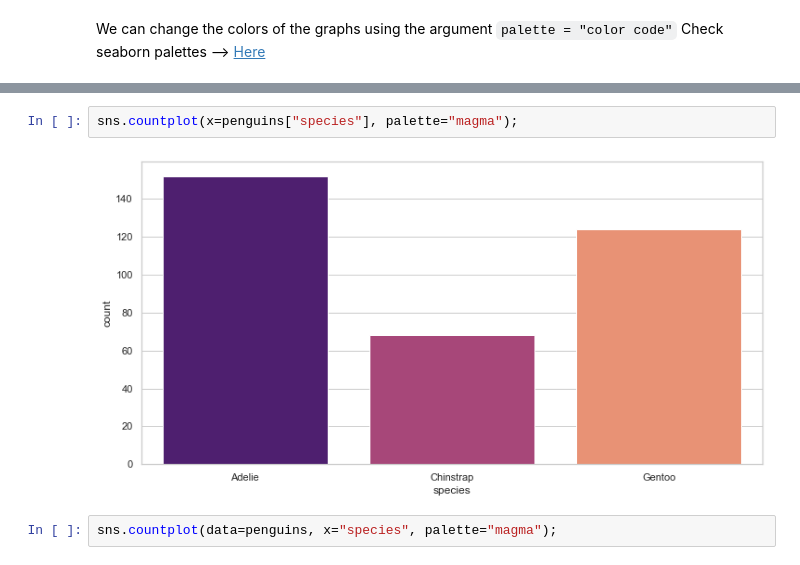
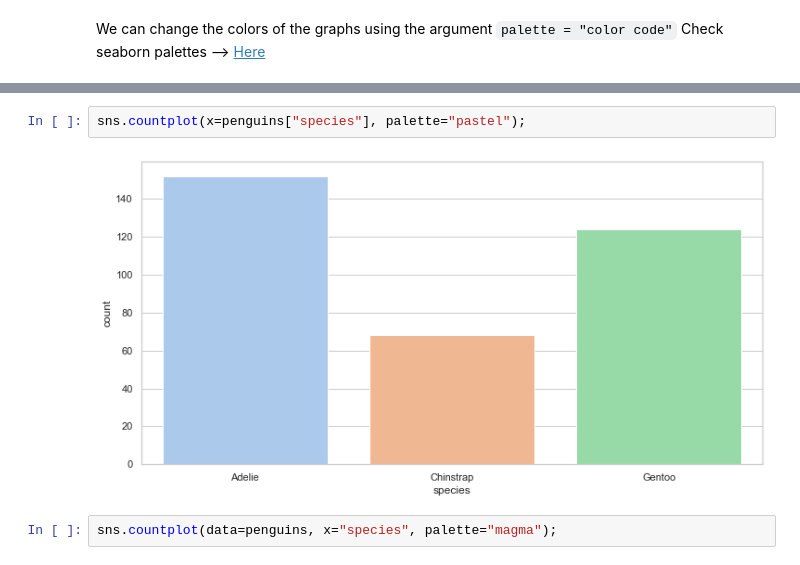
Before and after one commit to Ironhack-data-bcn-january-2024/lectures, a Jupyter notebook: week-2/4 - Visualization I - Revised.ipynb, the cells around one changed output, grey strips where cells are left out. Saved outputs shown, nothing was run; the diff lists cells and outputs as text.

```diff
--- a/week-2/4 - Visualization I - Revised.ipynb
+++ b/week-2/4 - Visualization I - Revised.ipynb
@@ -399,7 +416,7 @@ Check seaborn palettes --> [Here](https://seaborn.pydata.org/tutorial/color_pale
 # %%
-sns.countplot(x=penguins["species"], palette="magma");
+sns.countplot(x=penguins["species"], palette="pastel");
 # %% [output]
-[figure, old version]
+[figure, new version]
 # %%
 sns.countplot(data=penguins, x="species", palette="magma");
 # %% [output]
```
Also changed, not shown: parts of 17 cells of this notebook.
